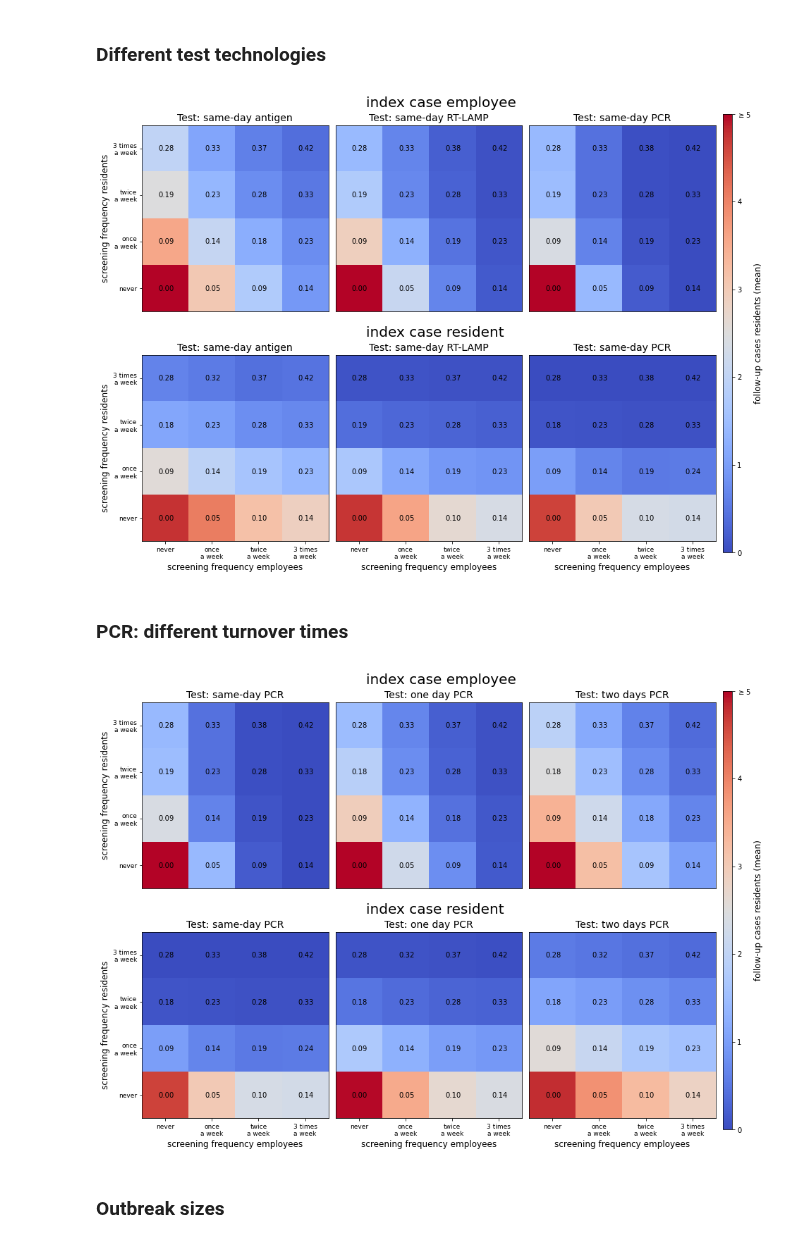
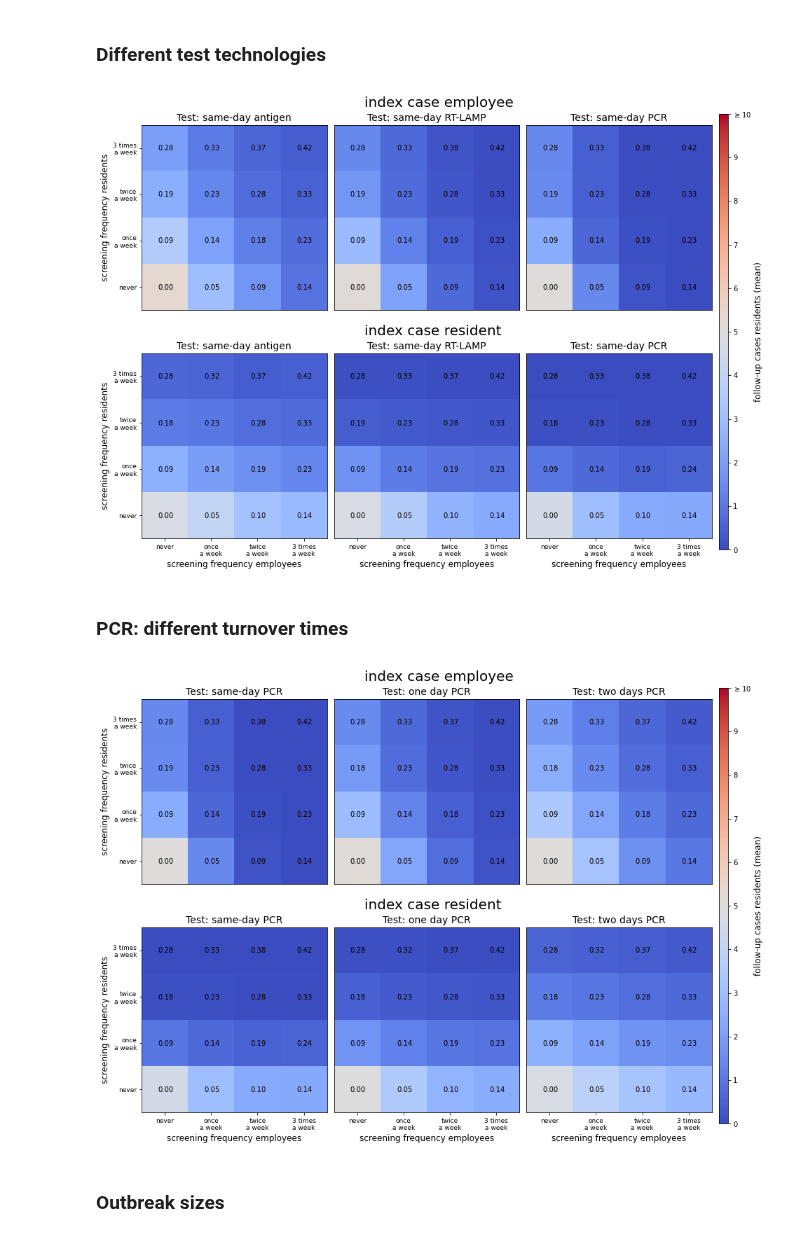
Before and after one commit to JanaLasser/nursing_home_SEIRX, a Jupyter notebook: analysis_testing_strategy.ipynb, the cells around one changed output. Cells and saved outputs as stored; diff of their text form; code cells hidden in the pictures.

Commit message:
changed color maximum for wild-type figures to match other figures

```diff
--- a/analysis_testing_strategy.ipynb
+++ b/analysis_testing_strategy.ipynb
@@ -869,7 +869,7 @@ title_axes = [title_ax_1, title_ax_2]
 # possible range of median outbreak sizes to fix the dynamic range of the
 # colormaps
 vmin=0
-vmax=5
+vmax=10
 vstep=1
 
 # compare scenarios in which either employees or residents are the index case
@@ -933,7 +933,7 @@ plt.savefig(join(dst_path, 'screening_frequency_test_technology_{}.png'\
 plt.savefig(join(dst_path, 'screening_frequency_test_technology_{}.pdf'\
                 .format(language[0:3])), transparent=True)
 # %% [output]
-[figure, old version]
+[figure, new version]
 # %% [markdown]
 ### PCR: different turnover times
 # %%
@@ -964,7 +964,7 @@ title_axes = [title_ax_1, title_ax_2]
 # possible range of median outbreak sizes to fix the dynamic range of the
 # colormaps
 vmin = 0
-vmax = 5
+vmax = 10
 vstep = 1
 
 # compare scenarios in which either employees or residents are the index case
@@ -994,34 +994,34 @@ for i, index_case_mode in enumerate(['employee', 'resident']):
         # put the turnover time in the heatmap title
         ax.set_title('Test: {}'\
                 .format(test_name_map[test_type]), fontsize=14)
 
         # plot heatmap of the scenario
         img = af.get_image(df, test_type, screening_params, metric)
         if index_case_mode == 'resident':
             img = img - 1
         img_plot = af.plot_heatmap(ax, img, screening_params, vmin, vmax,
                                    xticks, yticks, xlabel, ylabel)
 
         # annotate heatmap with tests / days / agent
         test_rate = af.get_image(df, test_type, screening_params,
                                     'test_rate_mean')
         af.annotate_heatmap(ax, test_rate)
 
 # colorbar
 norm = mpl.colors.Normalize(vmin=vmin,vmax=vmax)
 sm = plt.cm.ScalarMappable(cmap= plt.get_cmap('coolwarm'), norm=norm)
 cbar = fig.colorbar(sm, cax=cbar_ax, orientation='vertical',\
                 ticks=np.arange(vmin, vmax+1, vstep))
 yticklabels = list(range(vmin, vmax, vstep)) + ['$\geq {}$'.format(vmax)]
 cbar.ax.set_yticklabels(yticklabels)
 cbar.set_label('{}'.format(metric_name_map[metric]), fontsize=12)
 
 plt.savefig(join(dst_path, 'screening_frequency_PCR_turnover_time_{}.png'\
                 .format(language[0:3])), dpi=300, transparent=True)
 plt.savefig(join(dst_path, 'screening_frequency_PCR_turnover_time_{}.pdf'\
                 .format(language[0:3])))
 # %% [output]
-[figure, old version]
+[figure, new version]
 # %% [markdown]
 ### Outbreak sizes
 # %% [markdown]
```
Also changed, not shown: parts of 1 cell of this notebook.
